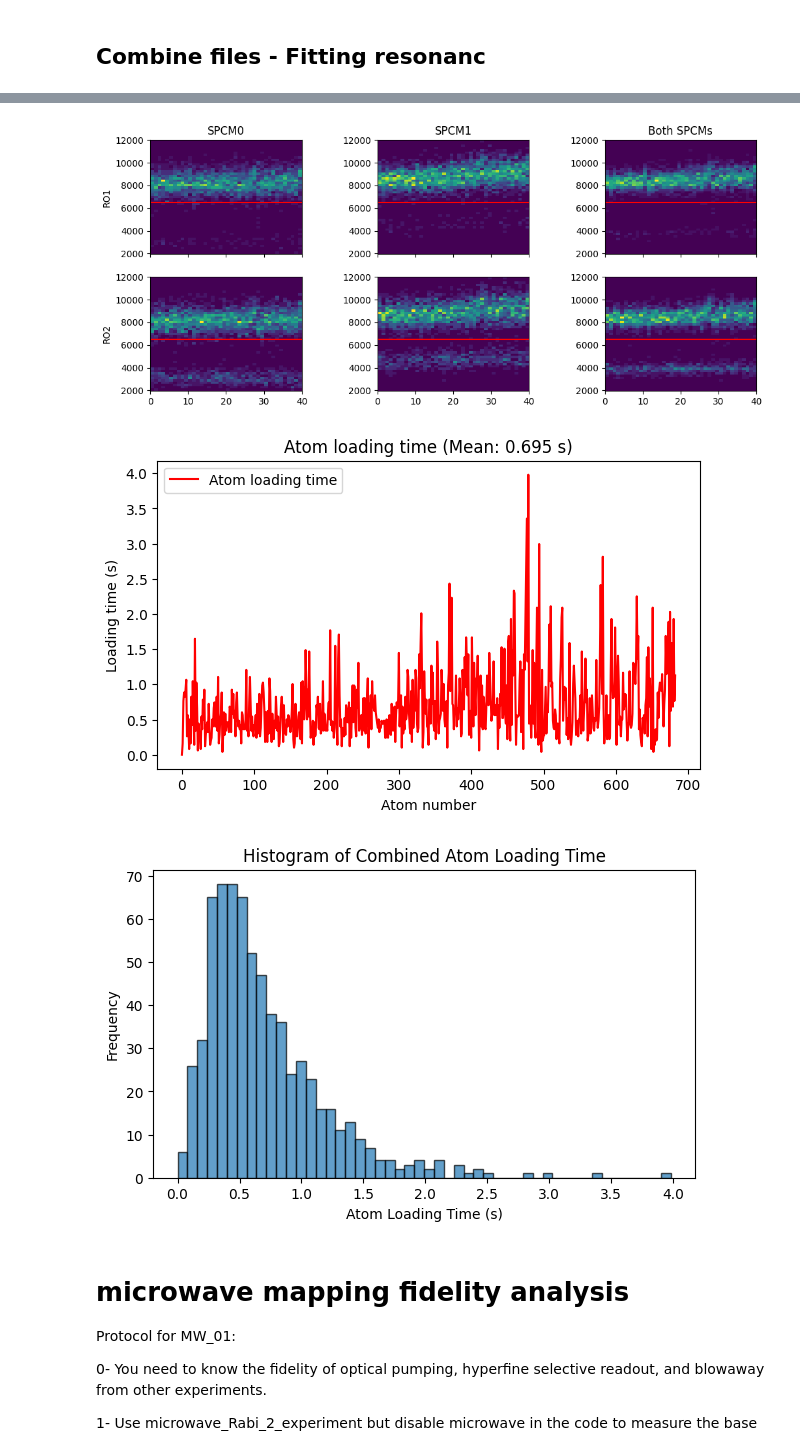
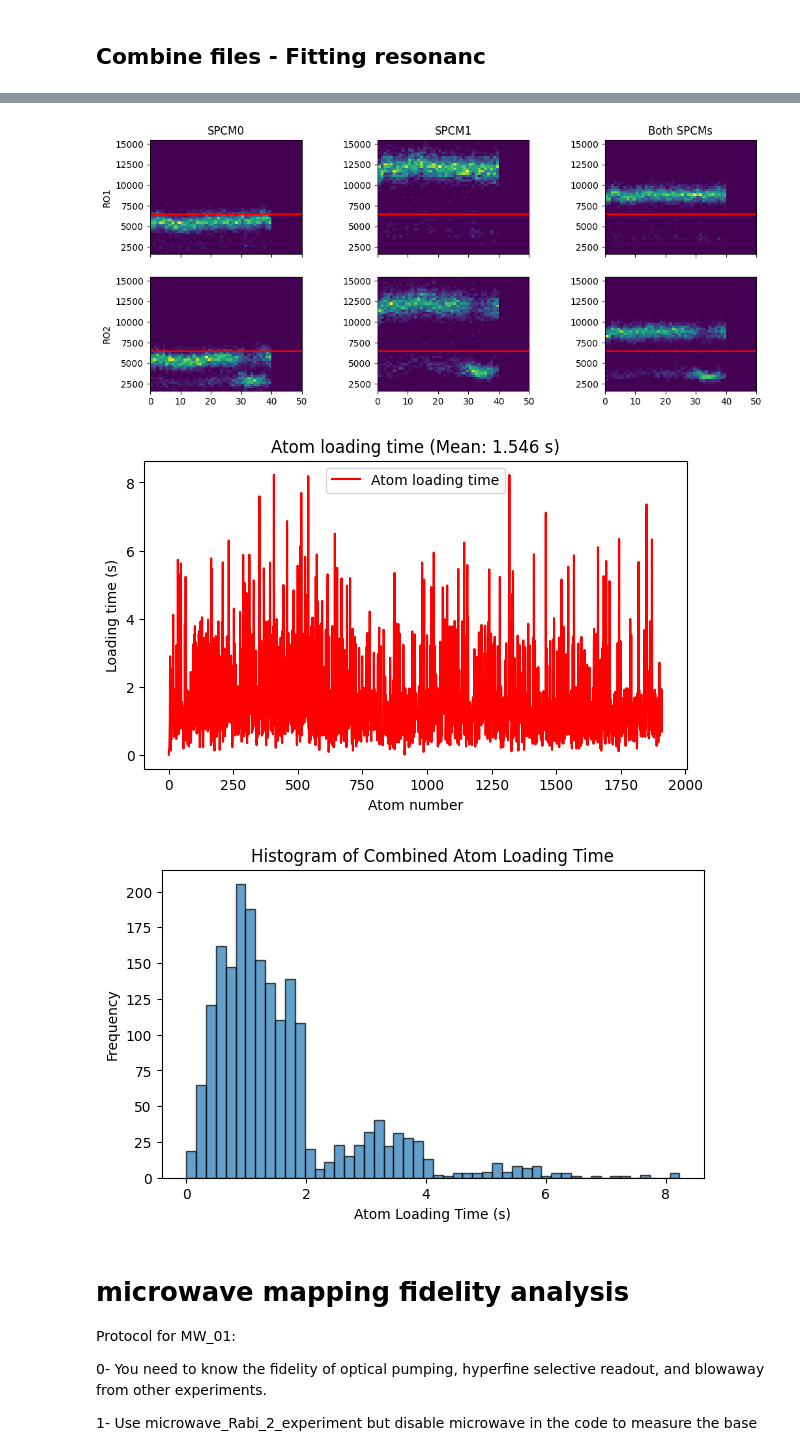
Before and after one commit to QuantumQuadrate/qn_artiq_routines, a Jupyter notebook: Analysis/Microwave analysis/Microwave_analysis_2025.ipynb, the cells around one changed output, grey strips where cells are left out. Saved outputs shown, nothing was run; the diff lists cells and outputs as text; code cells hidden in the pictures.

```diff
--- a/Analysis/Microwave analysis/Microwave_analysis_2025.ipynb
+++ b/Analysis/Microwave analysis/Microwave_analysis_2025.ipynb
@@ -2,7 +2,7 @@
 # Mapping atom analysis
 Valid for experiments from 2025-04-30 until ...
 # %%
-date_filters = ["2026-02-17"]
+date_filters = ["2026-03-03"]
 
 from matplotlib import pyplot as plt
 import matplotlib as mpl
@@ -79,16 +81,16 @@ With fitting the resonance for microwave scans
 """
 ### the file(s) to analyze:
 file_indices = {
-    22:'',
-    # 2:'',
-    # 4:'',
-    # 6:'',
-    # 8:'',
+    14:'',
+    15:'',
+    # 29:'',
+    # 31:'',
+    # 33:'',
     # 10:'',
     # 37:'',
 }
 
-# file_indices = {i: '' for i in range(25, 43, 2)}
+# file_indices = {i: '' for i in range(0, 13, 2)}
 
 compare = True # compare multiple files in the same retention and loading plots
 otsu_threshold = False # compute threshold using Otsu method instead doing it by eye. only work when require atom loading = False
@@ -411,6 +418,6 @@ center=336020286.4104±6472.9906, sigma=23483.2668±6928.9650, ampl=0.0752±0.01
-[figure, old version]
+[figure, new version]
-[figure, old version]
+[figure, new version]
-[figure, old version]
+[figure, new version]
 # %% [markdown]
 # microwave mapping fidelity analysis
 
```
Also changed, not shown: parts of 2 cells of this notebook, 6 other files.
